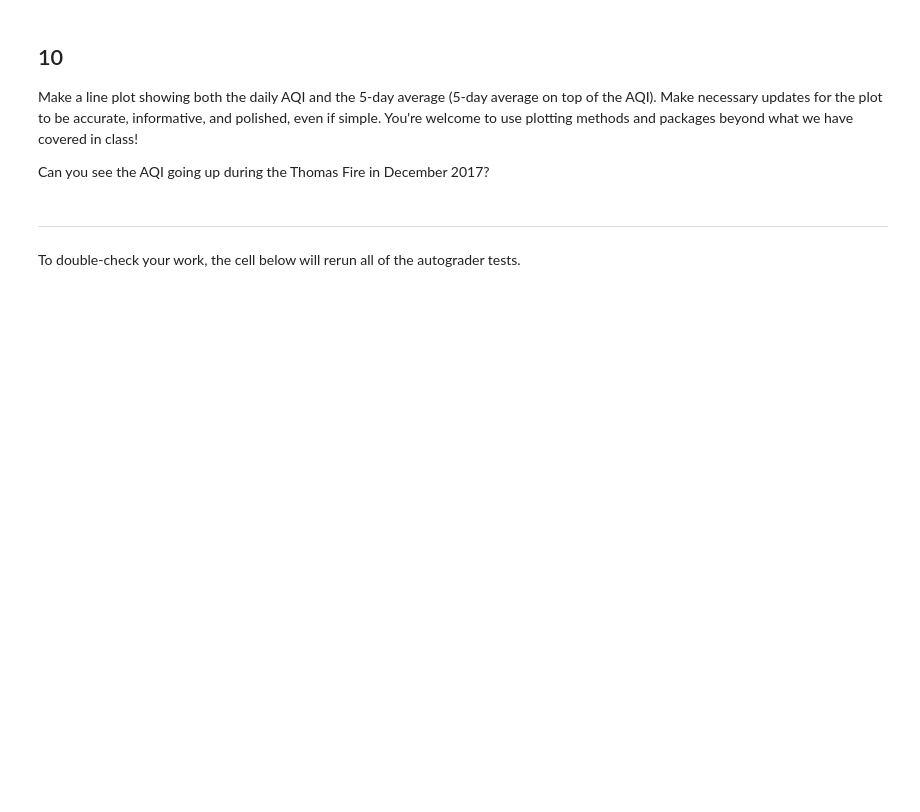
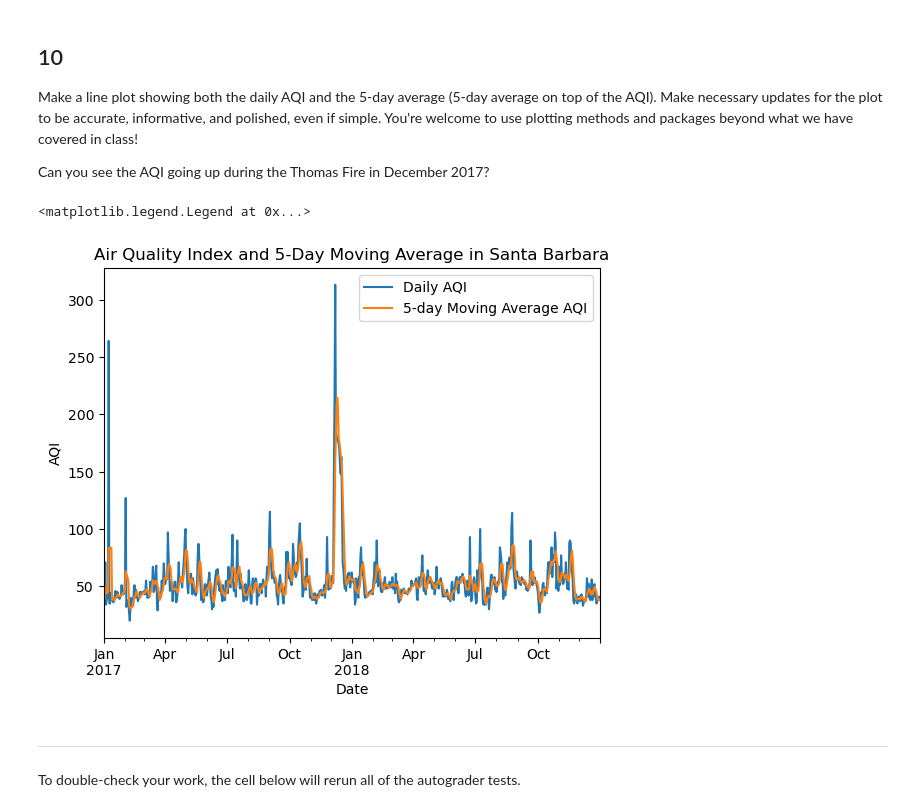
Before and after one commit to hylaea-miller/eds220-hwk2, a Jupyter notebook: task3/hwk2-task3-aqi.ipynb, the cells around one changed output. Saved outputs shown, nothing was run; the diff lists cells and outputs as text; code cells hidden in the pictures; blank space fills up the shorter version.

```diff
--- a/task3/hwk2-task3-aqi.ipynb
+++ b/task3/hwk2-task3-aqi.ipynb
@@ -284,0 +283,4 @@ aqi_sb
+# %%
+# Create a new column and add the 5-day rolling average to the dataframe
+aqi_sb['five_day_average'] = rolling_average
+aqi_sb
@@ -291,6 +310,15 @@ grader.check("q9")
 Make a line plot showing both the daily AQI and the 5-day average (5-day average on top of the AQI). Make necessary updates for the plot to be accurate, informative, and polished, even if simple. You're welcome to use plotting methods and packages beyond what we have covered in class!
 
 Can you see the AQI going up during the Thomas Fire in December 2017?
+# %%
+# Plot both the daily AQI data and the 5-day moving average
+aqi_sb[['aqi', 'five_day_average']].plot(ylabel='AQI',
+                       xlabel='Date',
+                       title='Air Quality Index and 5-Day Moving Average in Santa Barbara',
+                       legend=True).legend(["Daily AQI", "5-day Moving Average AQI"])
+# %% [output]
+<matplotlib.legend.Legend at 0x...>
+[figure, added]
 # %% [markdown]
 ---
 
```
Also changed, not shown: parts of 6 cells of this notebook.
